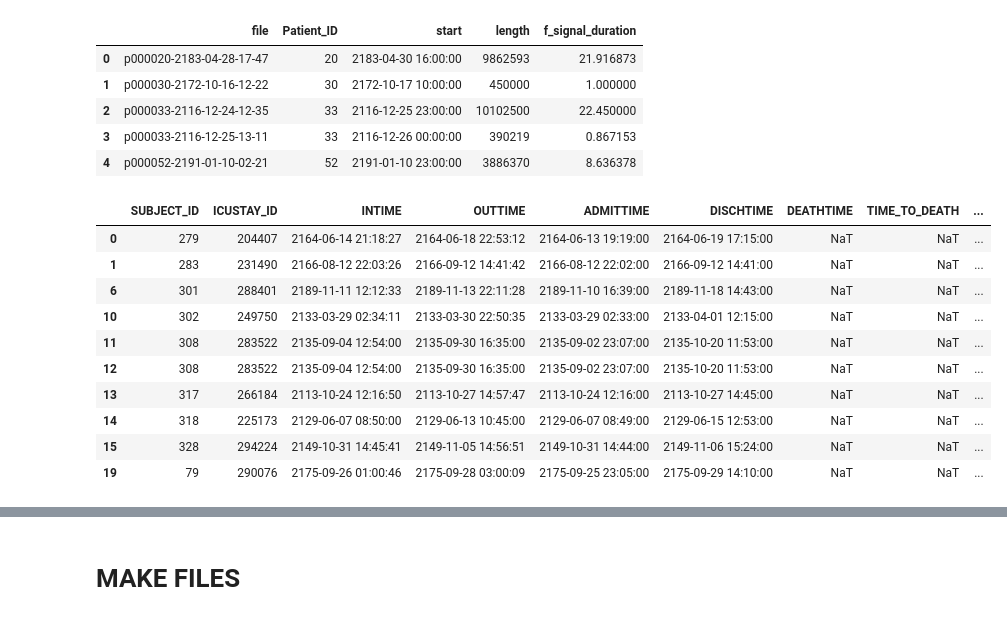
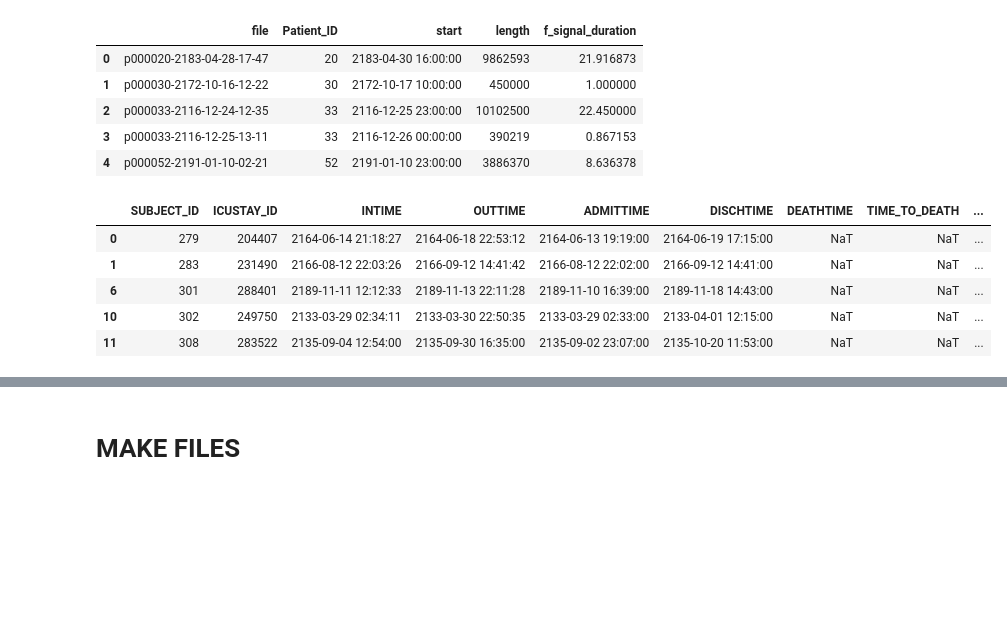
Before and after one commit to andresmore/HR_Analysis, a Jupyter notebook: HR_Analysis/LoadDataMimic.ipynb, the cells around one changed output, grey strips where cells are left out. Drawn from its saved outputs; the diff is of its cells as text; code cells hidden in the pictures; blank space fills up the shorter version.

```diff
--- a/HR_Analysis/LoadDataMimic.ipynb
+++ b/HR_Analysis/LoadDataMimic.ipynb
@@ -389,14 +386,29 @@ df = df[df.f_signal_duration>=5]
-# %%
-df.head(10)
-# %% [output]
-|  | SUBJECT_ID | ICUSTAY_ID | INTIME | OUTTIME | ADMITTIME | DISCHTIME | DEATHTIME | TIME_TO_DEATH | ... |
-| 0 | 279 | 204407 | 2164-06-14 21:18:27 | 2164-06-18 22:53:12 | 2164-06-13 19:19:00 | 2164-06-19 17:15:00 | NaT | NaT | ... |
-| 1 | 283 | 231490 | 2166-08-12 22:03:26 | 2166-09-12 14:41:42 | 2166-08-12 22:02:00 | 2166-09-12 14:41:00 | NaT | NaT | ... |
-| 6 | 301 | 288401 | 2189-11-11 12:12:33 | 2189-11-13 22:11:28 | 2189-11-10 16:39:00 | 2189-11-18 14:43:00 | NaT | NaT | ... |
-| 10 | 302 | 249750 | 2133-03-29 02:34:11 | 2133-03-30 22:50:35 | 2133-03-29 02:33:00 | 2133-04-01 12:15:00 | NaT | NaT | ... |
-| 11 | 308 | 283522 | 2135-09-04 12:54:00 | 2135-09-30 16:35:00 | 2135-09-02 23:07:00 | 2135-10-20 11:53:00 | NaT | NaT | ... |
-| 12 | 308 | 283522 | 2135-09-04 12:54:00 | 2135-09-30 16:35:00 | 2135-09-02 23:07:00 | 2135-10-20 11:53:00 | NaT | NaT | ... |
-| 13 | 317 | 266184 | 2113-10-24 12:16:50 | 2113-10-27 14:57:47 | 2113-10-24 12:16:00 | 2113-10-27 14:45:00 | NaT | NaT | ... |
-| 14 | 318 | 225173 | 2129-06-07 08:50:00 | 2129-06-13 10:45:00 | 2129-06-07 08:49:00 | 2129-06-15 12:53:00 | NaT | NaT | ... |
-| 15 | 328 | 294224 | 2149-10-31 14:45:41 | 2149-11-05 14:56:51 | 2149-10-31 14:44:00 | 2149-11-06 15:24:00 | NaT | NaT | ... |
-| 19 | 79 | 290076 | 2175-09-26 01:00:46 | 2175-09-28 03:00:09 | 2175-09-25 23:05:00 | 2175-09-29 14:10:00 | NaT | NaT | ... |
+# %%
+#get signal > 5horas
+df = df[df.f_signal_duration>=5]
+df['end_of_signal'] = df['start']+pd.to_timedelta(df['f_signal_duration'], unit='h')
+#time from end of signal to time of death
+df['s_time_to_death']= pd.to_timedelta(df.DEATHTIME-df.end_of_signal).dt.total_seconds()//3600
+
+#calculate start and end of download signal
+#end: min between 4 hours before dying and end of signal
+#start: 4 hours before end
+
+df['download_end']=np.minimum(df.DEATHTIME-pd.Timedelta('1h'), df.end_of_signal)
+df['download_start']=df['download_end']-pd.Timedelta('4h')
+
+#convert to index --- time since signal start in seconds *125 to int
+df['download_end_idx']=pd.to_timedelta(df['download_end']-df['start']).dt.total_seconds().astype(int)*125
+df['download_start_idx']=pd.to_timedelta(df['download_start']-df['start']).dt.total_seconds().astype(int)*125
+
+df = df[df.download_end_idx>0]
+df = df[df.download_start_idx>0]
+
+df.head()
+# %% [output]
+|  | SUBJECT_ID | ICUSTAY_ID | INTIME | OUTTIME | ADMITTIME | DISCHTIME | DEATHTIME | TIME_TO_DEATH | ... |
+| 0 | 279 | 204407 | 2164-06-14 21:18:27 | 2164-06-18 22:53:12 | 2164-06-13 19:19:00 | 2164-06-19 17:15:00 | NaT | NaT | ... |
+| 1 | 283 | 231490 | 2166-08-12 22:03:26 | 2166-09-12 14:41:42 | 2166-08-12 22:02:00 | 2166-09-12 14:41:00 | NaT | NaT | ... |
+| 6 | 301 | 288401 | 2189-11-11 12:12:33 | 2189-11-13 22:11:28 | 2189-11-10 16:39:00 | 2189-11-18 14:43:00 | NaT | NaT | ... |
+| 10 | 302 | 249750 | 2133-03-29 02:34:11 | 2133-03-30 22:50:35 | 2133-03-29 02:33:00 | 2133-04-01 12:15:00 | NaT | NaT | ... |
+| 11 | 308 | 283522 | 2135-09-04 12:54:00 | 2135-09-30 16:35:00 | 2135-09-02 23:07:00 | 2135-10-20 11:53:00 | NaT | NaT | ... |
```
Also changed, not shown: parts of 9 cells of this notebook, 1 other file.
